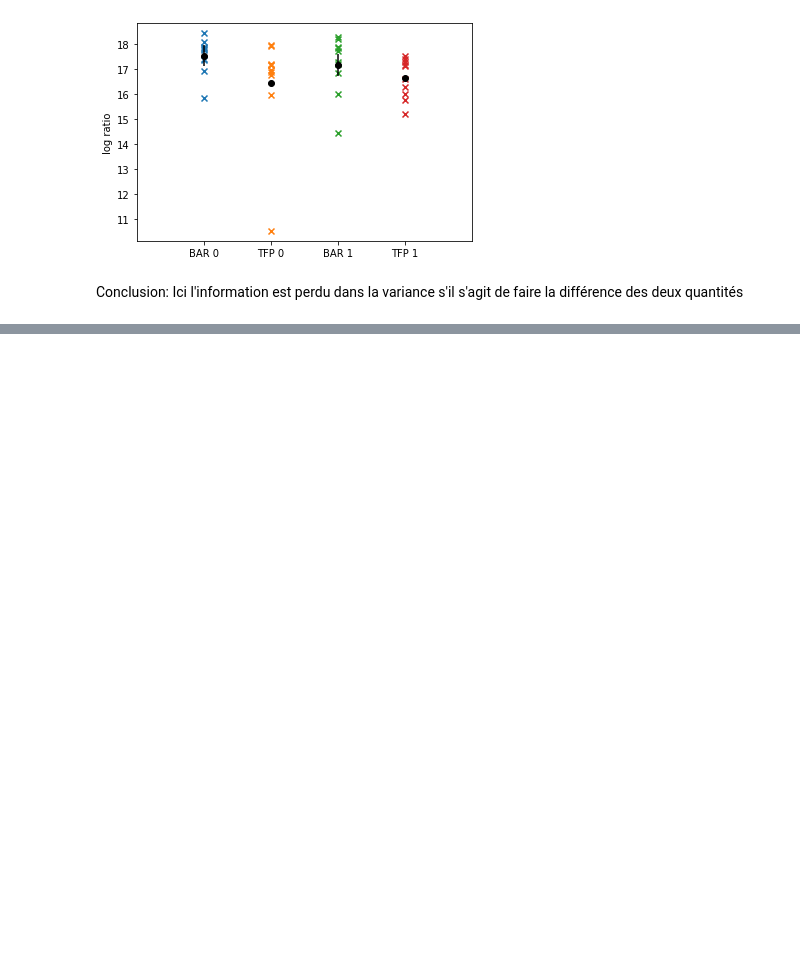
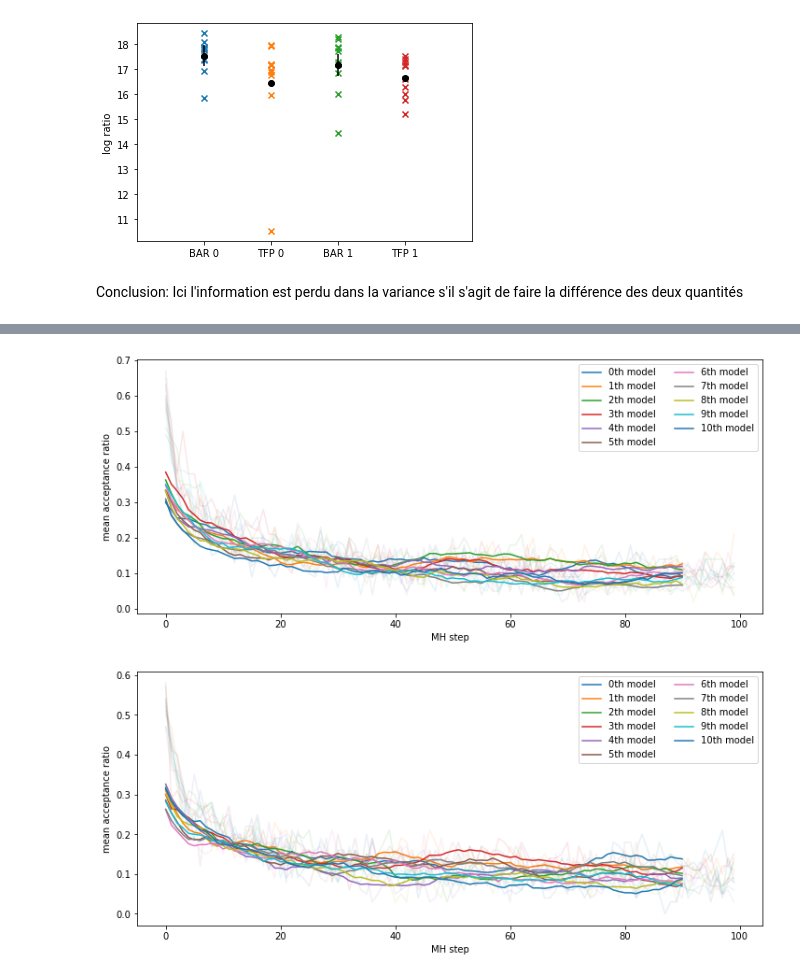
Before and after one commit to anacmolina/ML-DFT, a Jupyter notebook: notebooks/07c - FE computations w. new variables.ipynb, the cells around one changed output, grey strips where cells are left out. Cells and saved outputs as stored; diff of their text form; code cells hidden in the pictures; blank space fills up the shorter version.

```diff
--- a/notebooks/07c - FE computations w. new variables.ipynb
+++ b/notebooks/07c - FE computations w. new variables.ipynb
@@ -242,0 +384,34 @@ Conclusion: Ici l'information est perdu dans la variance s'il s'agit de faire la
+# %%
+for mode_label in [0, 1]:
+    mcmc_runs = []
+    for flow in flows_dic[mode_label]['models']:
+        zmat_test = load_csv_file("datasets/is{:d}_md_test.csv".format(mode_label))
+
+        xs_test, logdetjacs_test, energies_test = coord_mapping.get_real_centered_from_internal(
+                                            zmat_test[:, :12],
+                                            isomer=mode_label,
+                                            energies=zmat_test[:, 12],
+                                            logdetjacs=zmat_test[:, 14],
+                                            )
+        xs_test = xs_test.to(torch.float32)
+        test = join_data(xs_test,
+                        energies_test,
+                        zmat_test[:, 13],
+                        logdetjacs_test,
+        )
+
+        n_chains = 100
+        init = test[:n_chains]
+        mcmc_run = run_metropolis(flow, init, init.shape[0], n_steps=100, energy_type='mlp', mlp_models=mlps[mode_label], with_tqdm=True)
+        mcmc_runs.append(mcmc_run)
+
+    plt.figure(figsize=(12,5))
+    for d,mcmc_run in enumerate(mcmc_runs):
+        _ = plt.plot((mcmc_run['accs'] * 1.).mean(1), alpha=0.1)
+        plt.plot(moving_average((mcmc_run['accs'] * 1.).mean(1), 10), c=_[0].get_color(), label='{:d}th model'.format(d))
+    plt.xlabel('MH step')
+    plt.ylabel('mean acceptance ratio')
+    plt.legend(ncol=2)
+# %% [output]
+[figure, added]
+[figure, added]
```
Also changed, not shown: parts of 9 cells of this notebook.
